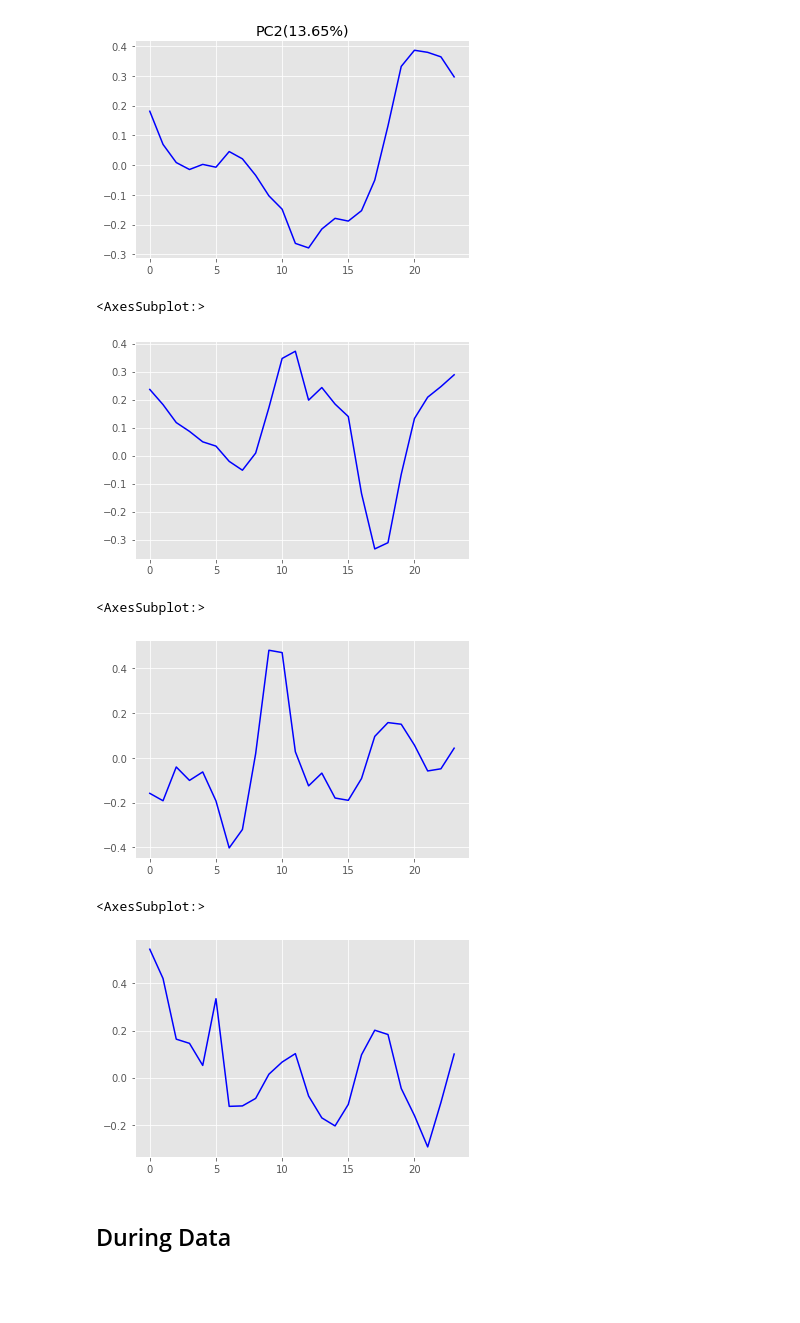
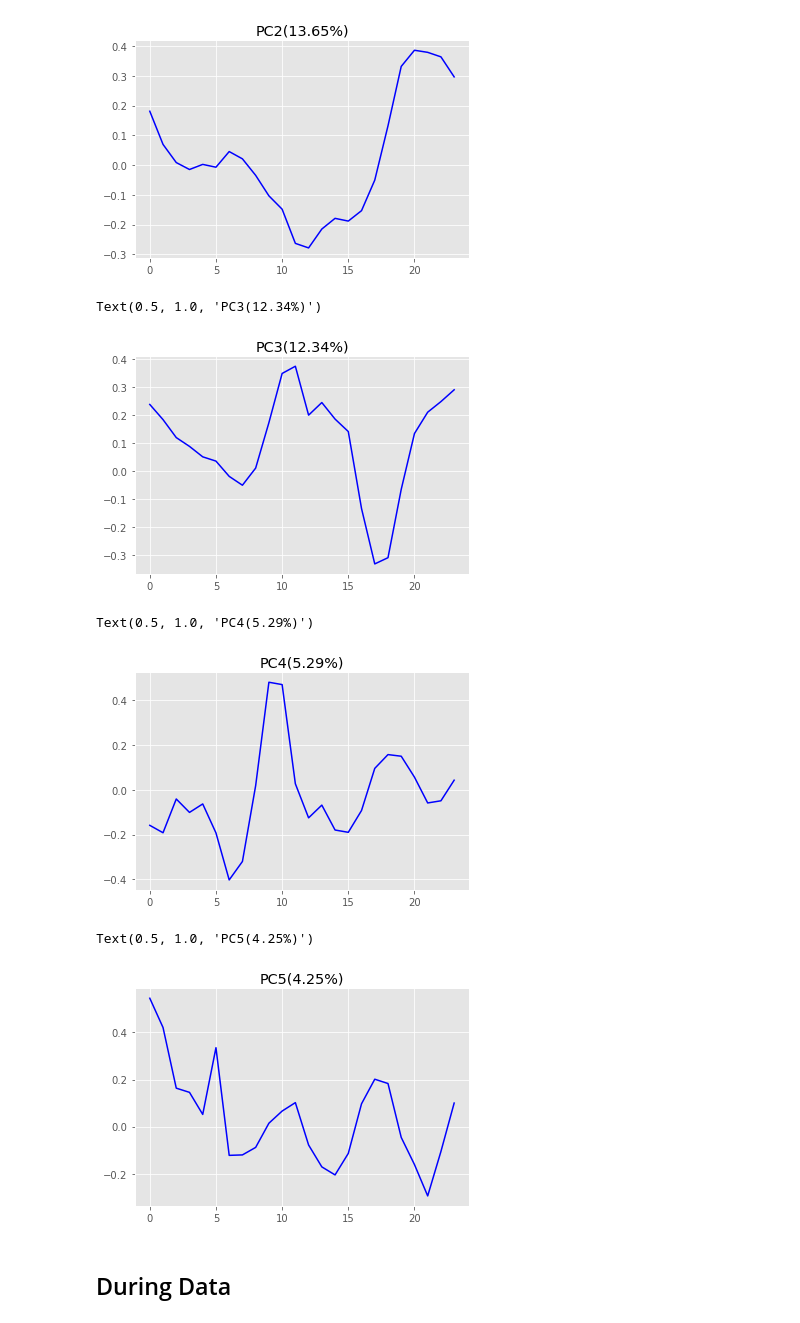
Before and after one commit to ucfnmxu/diss_code, a Jupyter notebook: before-data.ipynb, the cells around one changed output. Drawn from its saved outputs; the diff is of its cells as text; code cells hidden in the pictures; blank space fills up the shorter version.

Commit message:
plot PCA graph

```diff
--- a/before-data.ipynb
+++ b/before-data.ipynb
@@ -305,20 +305,22 @@ Text(0.5, 1.0, 'PC2(13.65%)')
 [figure]
 # %%
 Loadings["PC3"].plot(color = 'blue')
-plt.title("PC3({:.2f}%)".format(pca.explained_variance_ratio_[0]*100))  # add title
+plt.title("PC3({:.2f}%)".format(pca.explained_variance_ratio_[2]*100))  # add title
 # %% [output]
-<AxesSubplot:>
+Text(0.5, 1.0, 'PC3(12.34%)')
-[figure, old version]
+[figure, new version]
 # %%
 Loadings["PC4"].plot(color = 'blue')
+plt.title("PC4({:.2f}%)".format(pca.explained_variance_ratio_[3]*100))  # add title
 # %% [output]
-<AxesSubplot:>
+Text(0.5, 1.0, 'PC4(5.29%)')
-[figure, old version]
+[figure, new version]
 # %%
 Loadings["PC5"].plot(color = 'blue')
+plt.title("PC5({:.2f}%)".format(pca.explained_variance_ratio_[4]*100))  # add title
 # %% [output]
-<AxesSubplot:>
+Text(0.5, 1.0, 'PC5(4.25%)')
-[figure, old version]
+[figure, new version]
 # %% [markdown]
 ## During Data
 # %%
```
